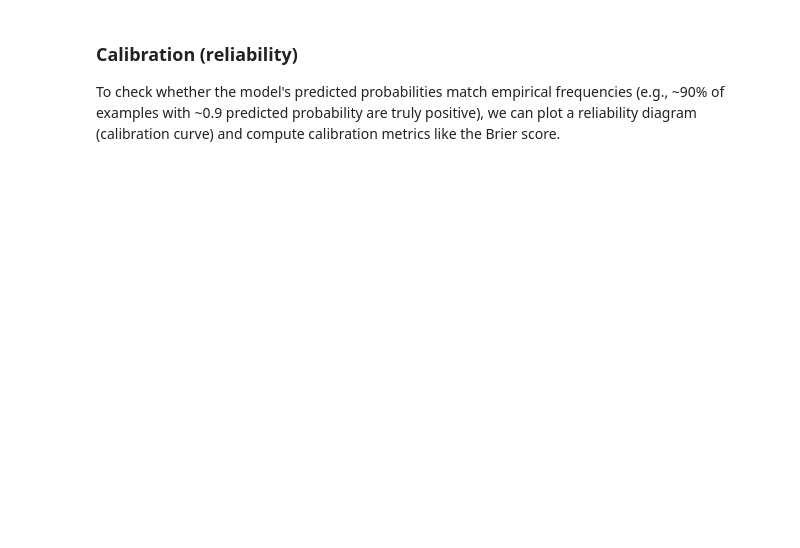
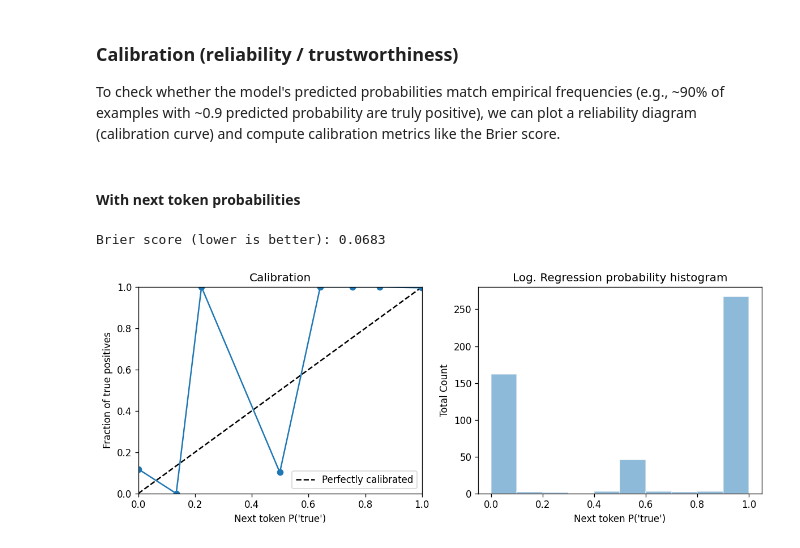
Before and after one commit to kevinqnb/scholarlm, a Jupyter notebook: examples/pond_lake_extraction.ipynb, the cells around one changed output. Drawn from its saved outputs; the diff is of its cells as text; code cells hidden in the pictures; blank space fills up the shorter version.

Commit message:
judges and full pond test

```diff
--- a/examples/pond_lake_extraction.ipynb
+++ b/examples/pond_lake_extraction.ipynb
@@ -452,8 +250,9 @@ Name: count, dtype: int64
 # %%
-# Include matchings to the validation status:
-matching_status = np.zeros(len(result_df), dtype=bool)
+# First we create a set of validation labels, which are taken as the union of
+# matching results and combined (voted) LLM judgements.
+matching_status = np.zeros(len(extracted_df), dtype=bool)
 for gt_idx, ex_idx in matching:
     matching_status[ex_idx] = True
 
-result_df['validation'] = result_df['judgement_combined'] | matching_status
-validation_labels = result_df['validation']
+extracted_df['validation'] = extracted_df['judgement_combined'] | matching_status
+labels = extracted_df['validation'].astype(bool).to_numpy()
@@ -464,11 +297,12 @@ validation_labels = result_df['validation']
 # %%
-labels = validation_labels.astype(bool).to_numpy()
+# Next we can asses how well each judge does individually to predict
+# the validation labels.
 
 prediction_dict = {
-    "llama": result_df['judgement_llama'],
-    "gpt": result_df['judgement_gpt'],
-    "gemini": result_df['judgement_gemini'],
-    "claude": result_df['judgement_claude'],
+    "llama": extracted_df['judgement_llama'],
+    "gpt": extracted_df['judgement_gpt'],
+    "gemini": extracted_df['judgement_gemini'],
+    "claude": extracted_df['judgement_claude'],
 }
 
 for model_name, preds_series in prediction_dict.items():
@@ -805,3 +436,45 @@ Attn head model false positive rate (FP/(FP+TN)): 0.1209
 # %% [markdown]
-### Calibration (reliability)
+### Calibration (reliability / trustworthiness)
 To check whether the model's predicted probabilities match empirical frequencies (e.g., ~90% of examples with ~0.9 predicted probability are truly positive), we can plot a reliability diagram (calibration curve) and compute calibration metrics like the Brier score.
+# %% [markdown]
+#### With next token probabilities
+# %%
+# P('true') next token probability from GPT 5.2
+p_test = extracted_df['judgement_confidence_gpt'].to_numpy()
+
+# NOTE: This is an important assumption you should think more about
+# replace any NaN values with 0.5 (indicating maximum uncertainty)
+p_test = np.nan_to_num(p_test, nan=0.5)
+
+labels_test = labels
+
+# Reliability diagram data
+# strategy='quantile' ensures roughly equal counts per bin; 'uniform' uses fixed-width bins
+frac_pos, mean_pred = calibration_curve(labels_test, p_test, n_bins=10, strategy='uniform')
+
+brier = brier_score_loss(labels_test, p_test)
+print(f"Brier score (lower is better): {brier:.4f}")
+
+fig, ax = plt.subplots(1, 2, figsize=(10, 4), dpi=120)
+
+# (1) Calibration diagram
+ax[0].plot([0, 1], [0, 1], "k--", label="Perfectly calibrated")
+ax[0].plot(mean_pred, frac_pos, marker="o")
+ax[0].set_xlabel("Next token P('true')")
+ax[0].set_ylabel("Fraction of true positives")
+ax[0].set_title("Calibration")
+ax[0].set_xlim(0, 1)
+ax[0].set_ylim(0, 1)
+ax[0].legend()
+
+# (2) Probability histogram
+ax[1].hist(p_test, bins=10, range=(0, 1), edgecolor="white", alpha=0.5)
+ax[1].set_xlabel("Next token P('true')")
+ax[1].set_ylabel("Total Count")
+ax[1].set_title("Log. Regression probability histogram")
+
+plt.tight_layout()
+plt.show()
+# %% [output]
+Brier score (lower is better): 0.0683
+[figure, added]
```
Also changed, not shown: parts of 87 cells of this notebook, 13 other files.
